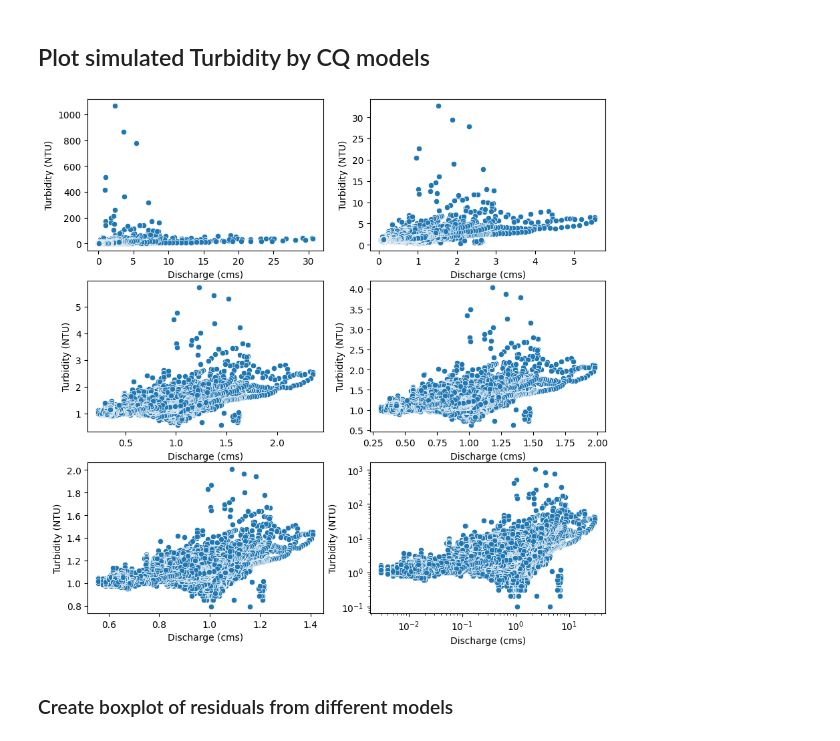
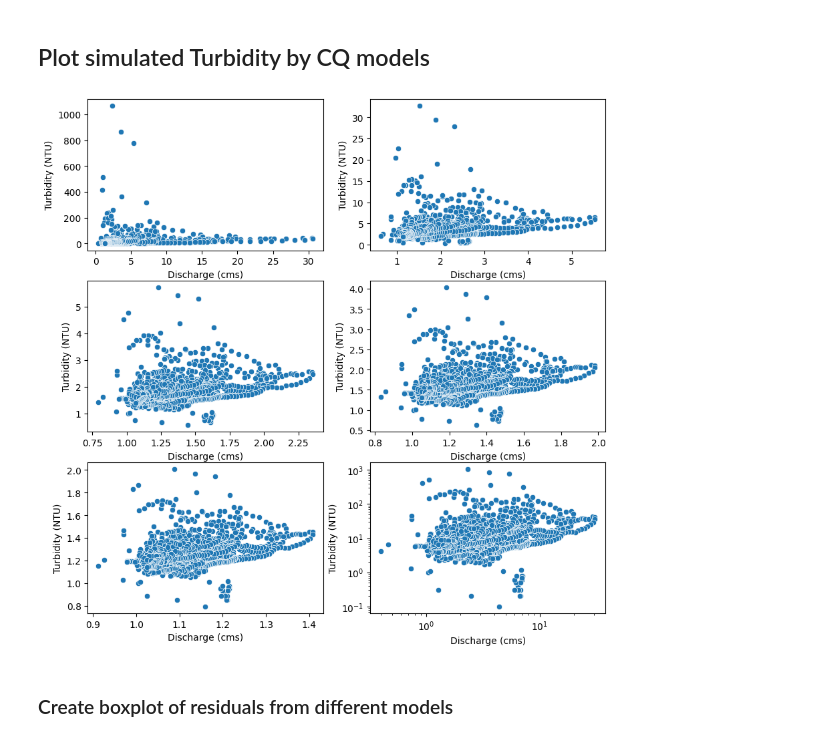
Before and after one commit to QianWanghhu/BushFireWQ, a Jupyter notebook: src/Explore_212058_CQ.ipynb, the cells around one changed output. Drawn from its saved outputs; the diff is of its cells as text; code cells hidden in the pictures.

```diff
--- a/src/Explore_212058_CQ.ipynb
+++ b/src/Explore_212058_CQ.ipynb
@@ -264,33 +264,33 @@ plt.yscale('log')
 # %%
 ## Explore the relationship in 1/n space
 # Read storm event data
 freq = 'Hourly'
-storm_data = pd.read_csv('../output/CQ_analysis/212058/' + f'212058_NTU_Discharge_2016_2021.csv', index_col='id')
+storm_data = pd.read_csv('../output/CQ_analysis/212058/' + f'Q_above_1_212058_StormEventRefilterData.csv', index_col='id')
 cols = storm_data.columns
 storm_data['Datetime'] = pd.to_datetime(storm_data['Datetime'])
 x_lab = cols[3]
 y_lab = cols[2]
 data_copy = storm_data.copy()
 fig, axes = plt.subplots(nrows=3, ncols=2, figsize = (10, 10))
 kk = 0
 test_n = [1, 2, 4, 5, 10]
 for ii in range(3):
     for jj in range(2):
         if kk <= 4:
             n = test_n[kk]
             data_copy.loc[:, x_lab] = np.power(storm_data.loc[:, x_lab], 1/n)
             data_copy.loc[:, y_lab] = np.power(storm_data.loc[:, y_lab], 1/n)
             data_copy.drop_duplicates('Datetime', inplace=True)
             # Scatter plot
             kk += 1
             sns.scatterplot(x=x_lab, y=y_lab, data=data_copy[data_copy.Datetime < date_postfire], ax=axes[ii, jj])
         else:
             sns.scatterplot(x=x_lab, y=y_lab, data=storm_data[storm_data.Datetime < date_postfire], ax=axes[ii, jj])
             ax=axes[ii, jj].set_xscale('log')
             ax=axes[ii, jj].set_yscale('log')
 # plt.savefig(f'{fig_dir}test_n.png', format = 'png', dpi=300)
 # %% [output]
-[figure, old version]
+[figure, new version]
 # %% [markdown]
 ### Create boxplot of residuals from different models
 # %%
```
Also changed, not shown: parts of 5 cells of this notebook, 29 other files.
